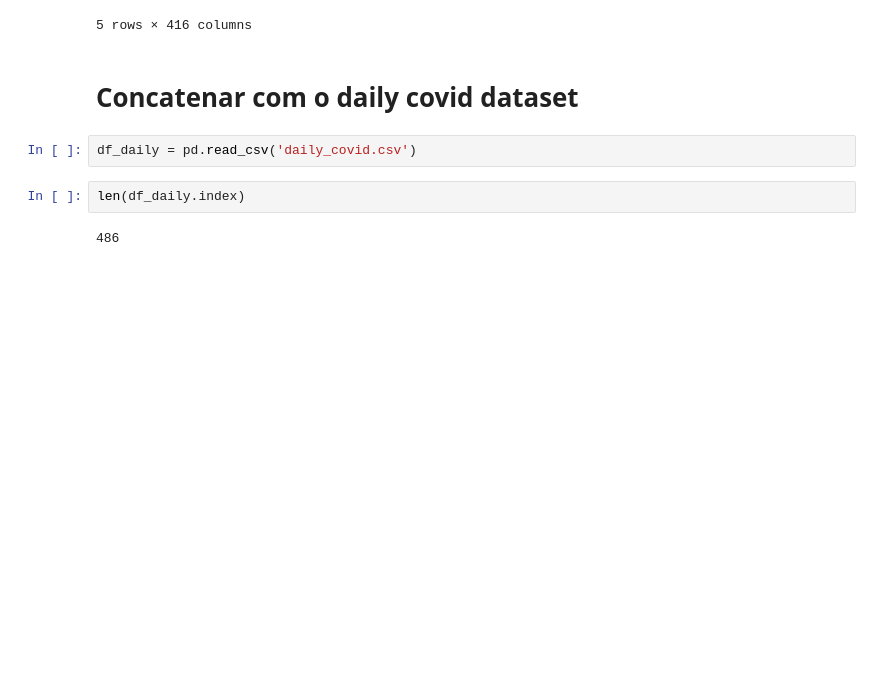
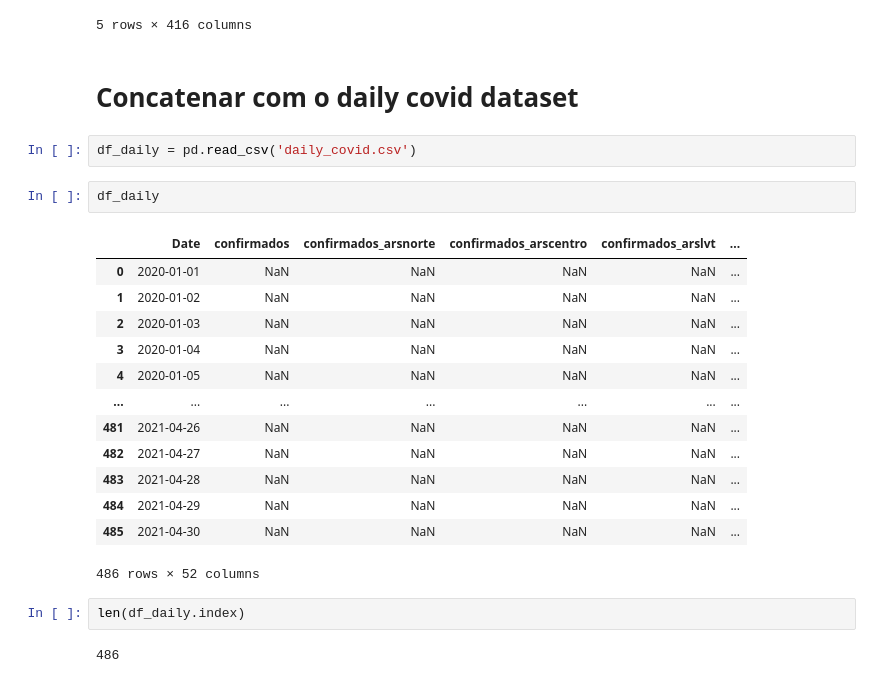
Before and after one commit to luisabreu102030/AA2_Trabalho, a Jupyter notebook: Daily_Model/tratamento.ipynb, the cells around one changed output. Saved outputs shown, nothing was run; the diff lists cells and outputs as text; blank space fills up the shorter version.

```diff
--- a/Daily_Model/tratamento.ipynb
+++ b/Daily_Model/tratamento.ipynb
@@ -462,6 +466,22 @@ result.head()
 # Concatenar com o daily covid dataset
 # %%
 df_daily = pd.read_csv('daily_covid.csv')
+# %%
+df_daily
+# %% [output]
+|  | Date | confirmados | confirmados_arsnorte | confirmados_arscentro | confirmados_arslvt | ... |
+| 0 | 2020-01-01 | NaN | NaN | NaN | NaN | ... |
+| 1 | 2020-01-02 | NaN | NaN | NaN | NaN | ... |
+| 2 | 2020-01-03 | NaN | NaN | NaN | NaN | ... |
+| 3 | 2020-01-04 | NaN | NaN | NaN | NaN | ... |
+| 4 | 2020-01-05 | NaN | NaN | NaN | NaN | ... |
+| ... | ... | ... | ... | ... | ... | ... |
+| 481 | 2021-04-26 | NaN | NaN | NaN | NaN | ... |
+| 482 | 2021-04-27 | NaN | NaN | NaN | NaN | ... |
+| 483 | 2021-04-28 | NaN | NaN | NaN | NaN | ... |
+| 484 | 2021-04-29 | NaN | NaN | NaN | NaN | ... |
+| 485 | 2021-04-30 | NaN | NaN | NaN | NaN | ... |
+486 rows × 52 columns
 # %%
 len(df_daily.index)
 # %% [output]
```
Also changed, not shown: parts of 19 cells of this notebook, 1 other file.
